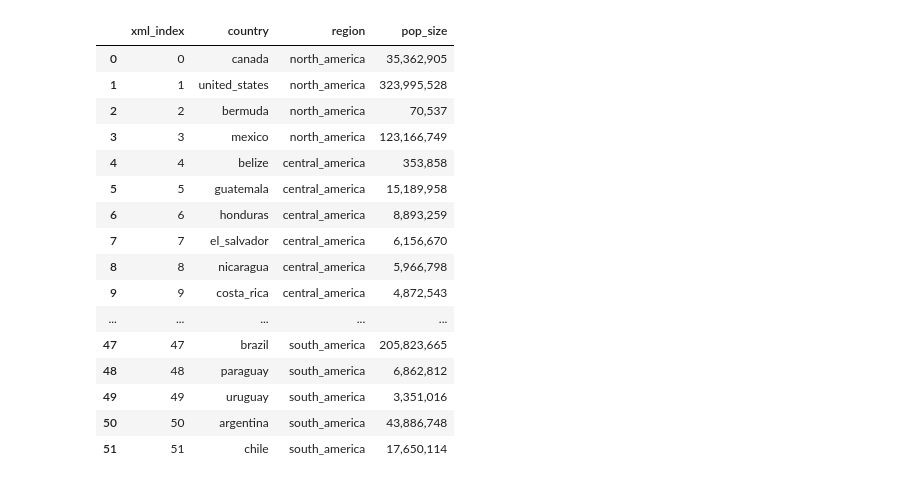
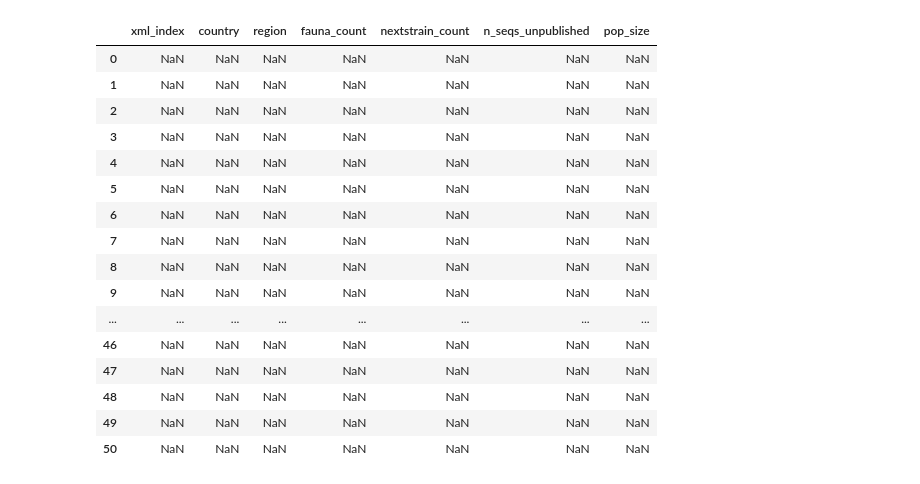
Before and after one commit to blab/zika-usvi, a Jupyter notebook: scripts/collate_data.ipynb, the cells around one changed output. Saved outputs shown, nothing was run; the diff lists cells and outputs as text; code cells hidden in the pictures.

```diff
--- a/scripts/collate_data.ipynb
+++ b/scripts/collate_data.ipynb
@@ -7,5 +1,12 @@ paho_case_counts_path = "/Users/alliblk/Desktop/gitrepos/zika-usvi/data/metadata
 # %%
 import pandas as pd
 import numpy as np
+# %%
+# file paths for data that will need to be merged.
+
+indexed_countries_path = "/Users/alliblk/Desktop/gitrepos/zika-usvi/data/indexed-countries.tsv"
+pop_sizes_path = "/Users/alliblk/Desktop/gitrepos/zika-usvi/data/predictors/cia-world-fact-book-popsizes.txt"
+paho_case_counts_path = "/Users/alliblk/Desktop/gitrepos/zika-usvi/data/metadata/paho-cumul-case-2017-07-13.xls"
+genome_counts_path = "/Users/alliblk/Desktop/gitrepos/zika-usvi/data/all-zika-fauna-nextstrain-counts-2017-07-05.tsv"
 # %%
 master_df = pd.read_table(indexed_countries_path)
@@ -17,3 +13,21 @@ master_df = pd.merge(master_df, pop_size_df, on='country', how='left')
+# %%
+#read in from other files that have information that we want, but from more countries than the set we care about.
+#merge dataframes on the indexed countries df to ensure we only keep records from countries of interest.
+
+
+#country population sizes
+pop_size_df = pd.read_table(pop_sizes_path)
+del pop_size_df['rank'] #doesn't matter, part of world fact book export
+
+#numbers of genomes available, either on fauna, or on nextstrain (sometimes less than what's on fauna)
+genome_count_df = pd.read_table(genome_counts_path)
+
+#merging
+master_df = pd.merge(master_df, genome_count_df, on='country', how='left')
+#remove NaNs from genome counts > replace with zeros
+master_df.fillna(value=0.0, inplace= True)
+
+master_df = pd.merge(master_df, pop_size_df, on='country', how='left')
 # %%
 print master_df
 print(master_df.dtypes)
@@ -48,25 +62,30 @@ print master_df[master_df['pop_size'].isnull()]
 # %%
-master_df.ix[25,'pop_size']= 24593 #source: http://statline.cbs.nl/StatWeb/publication/?DM=SLNL&PA=80539ned&D1=0-1,9-10&D2=a&D3=a&HDR=T&STB=G1,G2&CHARTTYPE=1&VW=T
-master_df.ix[29,'pop_size']= 402119 #source: https://www.insee.fr/fr/statistiques/1895182
-master_df.ix[31,'pop_size']= 385551 #source: https://www.insee.fr/fr/statistiques/1895162
-master_df.ix[39,'pop_size']= 252338 #source: https://www.insee.fr/fr/statistiques/1405599?geo=REG-03
+# fill in pop sizes that weren't in CIA factbook manually, using census data
+# below: intuition for funky pandas indexing.
+# using locate (.loc), tell it which row you want (with conditional), then say which column you're editing == value.)
+
+master_df.loc[master_df['country'] == 'bonaire_sint_eustatius_saba', 'pop_size'] = 24593.0 #source: http://statline.cbs.nl/StatWeb/publication/?DM=SLNL&PA=80539ned&D1=0-1,9-10&D2=a&D3=a&HDR=T&STB=G1,G2&CHARTTYPE=1&VW=T
+master_df.loc[master_df['country'] == 'guadeloupe', 'pop_size'] = 402119.0 #source: https://www.insee.fr/fr/statistiques/1895182
+master_df.loc[master_df['country'] == 'martinique', 'pop_size'] = 385551.0 #source: https://www.insee.fr/fr/statistiques/1895162
+master_df.loc[master_df['country'] == 'french_guiana', 'pop_size'] = 252338.0 #source: https://www.insee.fr/fr/statistiques/1405599?geo=REG-03
-# %%
-master_df
-# %% [output]
-|  | xml_index | country | region | pop_size |
-| 0 | 0 | canada | north_america | 35,362,905 |
-| 1 | 1 | united_states | north_america | 323,995,528 |
-| 2 | 2 | bermuda | north_america | 70,537 |
-| 3 | 3 | mexico | north_america | 123,166,749 |
-| 4 | 4 | belize | central_america | 353,858 |
-| 5 | 5 | guatemala | central_america | 15,189,958 |
-| 6 | 6 | honduras | central_america | 8,893,259 |
-| 7 | 7 | el_salvador | central_america | 6,156,670 |
-| 8 | 8 | nicaragua | central_america | 5,966,798 |
-| 9 | 9 | costa_rica | central_america | 4,872,543 |
-| ... | ... | ... | ... | ... |
-| 47 | 47 | brazil | south_america | 205,823,665 |
-| 48 | 48 | paraguay | south_america | 6,862,812 |
-| 49 | 49 | uruguay | south_america | 3,351,016 |
-| 50 | 50 | argentina | south_america | 43,886,748 |
-| 51 | 51 | chile | south_america | 17,650,114 |
+# %%
+#mask out all countries except those that have less than 50,000 residents (which we might drop from the analysis)
+master_df.where(master_df['pop_size']< 50000)
+# %% [output]
+|  | xml_index | country | region | fauna_count | nextstrain_count | n_seqs_unpublished | pop_size |
+| 0 | NaN | NaN | NaN | NaN | NaN | NaN | NaN |
+| 1 | NaN | NaN | NaN | NaN | NaN | NaN | NaN |
+| 2 | NaN | NaN | NaN | NaN | NaN | NaN | NaN |
+| 3 | NaN | NaN | NaN | NaN | NaN | NaN | NaN |
+| 4 | NaN | NaN | NaN | NaN | NaN | NaN | NaN |
+| 5 | NaN | NaN | NaN | NaN | NaN | NaN | NaN |
+| 6 | NaN | NaN | NaN | NaN | NaN | NaN | NaN |
+| 7 | NaN | NaN | NaN | NaN | NaN | NaN | NaN |
+| 8 | NaN | NaN | NaN | NaN | NaN | NaN | NaN |
+| 9 | NaN | NaN | NaN | NaN | NaN | NaN | NaN |
+| ... | ... | ... | ... | ... | ... | ... | ... |
+| 46 | NaN | NaN | NaN | NaN | NaN | NaN | NaN |
+| 47 | NaN | NaN | NaN | NaN | NaN | NaN | NaN |
+| 48 | NaN | NaN | NaN | NaN | NaN | NaN | NaN |
+| 49 | NaN | NaN | NaN | NaN | NaN | NaN | NaN |
+| 50 | NaN | NaN | NaN | NaN | NaN | NaN | NaN |
```
Also changed, not shown: parts of 7 cells of this notebook, 1 other file.
